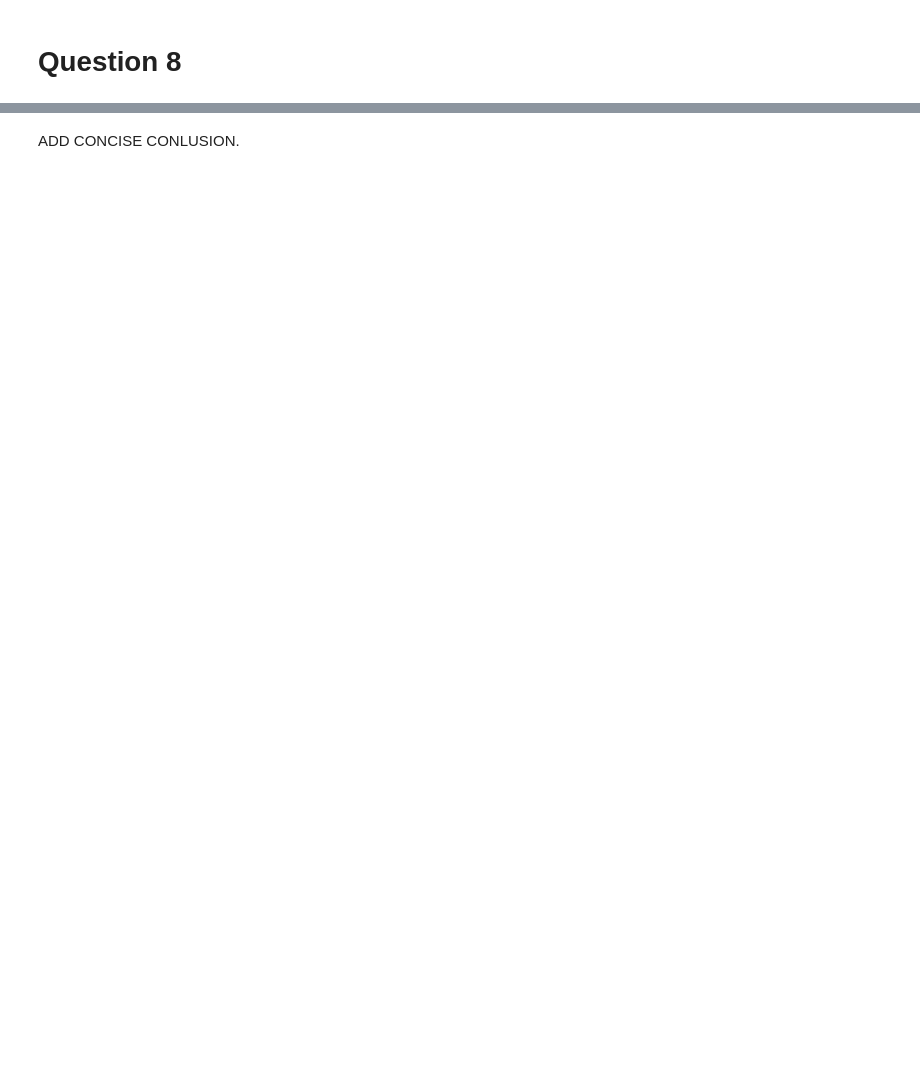
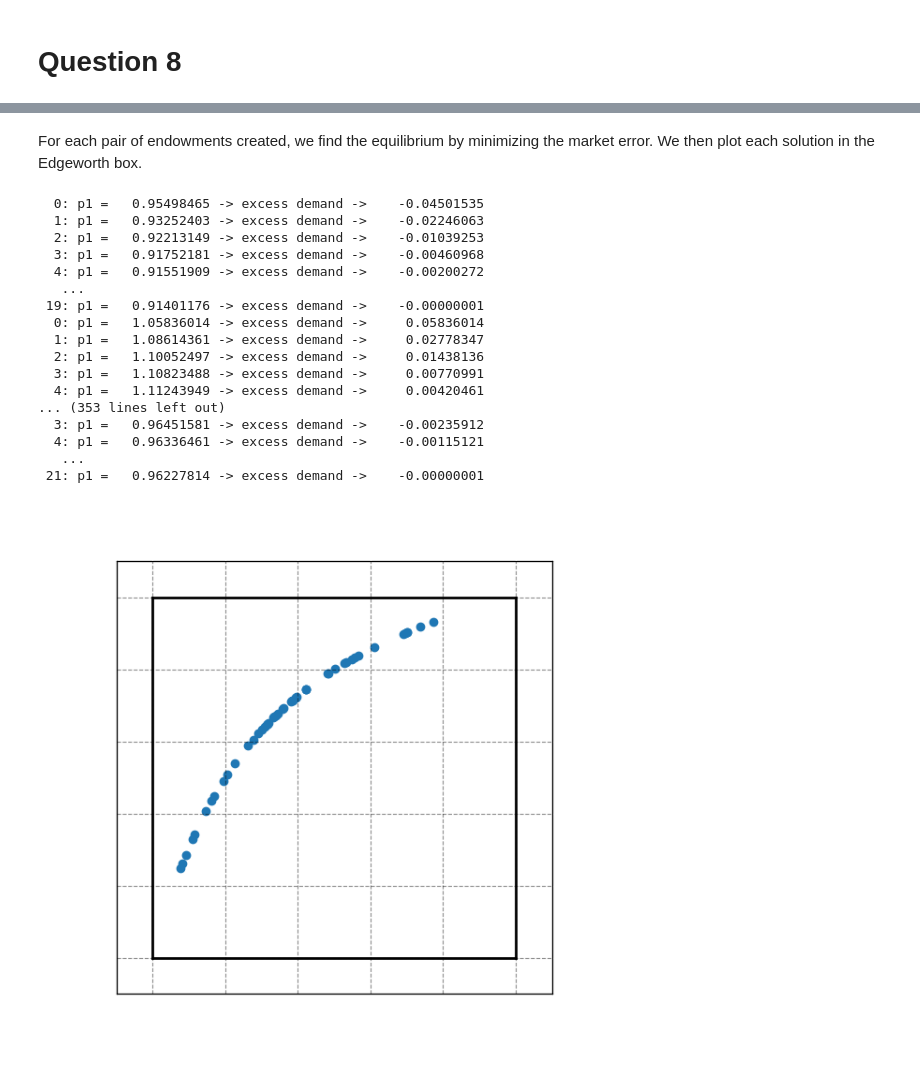
Before and after one commit to NumEconCopenhagen/projects-2024-anne-sofie-ida-anna-livia, a Jupyter notebook: inauguralproject/inauguralproject.ipynb, the cells around one changed output, grey strips where cells are left out. Saved outputs shown, nothing was run; the diff lists cells and outputs as text; code cells hidden in the pictures; blank space fills up the shorter version.

```diff
--- a/inauguralproject/inauguralproject.ipynb
+++ b/inauguralproject/inauguralproject.ipynb
@@ -471,2 +307,4 @@ ax_B.set_ylim([w2bar + 0.1, -0.1])
+# %% [markdown]
+For each pair of endowments created, we find the equilibrium by minimizing the market error. We then plot each solution in the Edgeworth box.
 # %%
 # Change values of endowments back to inital values
@@ -475,2 +313,21 @@ economy.par.w2A=0.3
-# %% [markdown]
-ADD CONCISE CONLUSION.
+# %%
+economy.plot_walras_all()
+# %% [output]
+  0: p1 =   0.95498465 -> excess demand ->    -0.04501535
+  1: p1 =   0.93252403 -> excess demand ->    -0.02246063
+  2: p1 =   0.92213149 -> excess demand ->    -0.01039253
+  3: p1 =   0.91752181 -> excess demand ->    -0.00460968
+  4: p1 =   0.91551909 -> excess demand ->    -0.00200272
+   ...
+ 19: p1 =   0.91401176 -> excess demand ->    -0.00000001
+  0: p1 =   1.05836014 -> excess demand ->     0.05836014
+  1: p1 =   1.08614361 -> excess demand ->     0.02778347
+  2: p1 =   1.10052497 -> excess demand ->     0.01438136
+  3: p1 =   1.10823488 -> excess demand ->     0.00770991
+  4: p1 =   1.11243949 -> excess demand ->     0.00420461
+... (353 lines left out)
+  3: p1 =   0.96451581 -> excess demand ->    -0.00235912
+  4: p1 =   0.96336461 -> excess demand ->    -0.00115121
+   ...
+ 21: p1 =   0.96227814 -> excess demand ->    -0.00000001
+[figure, added]
```
Also changed, not shown: parts of 24 cells of this notebook, 1 other file.
